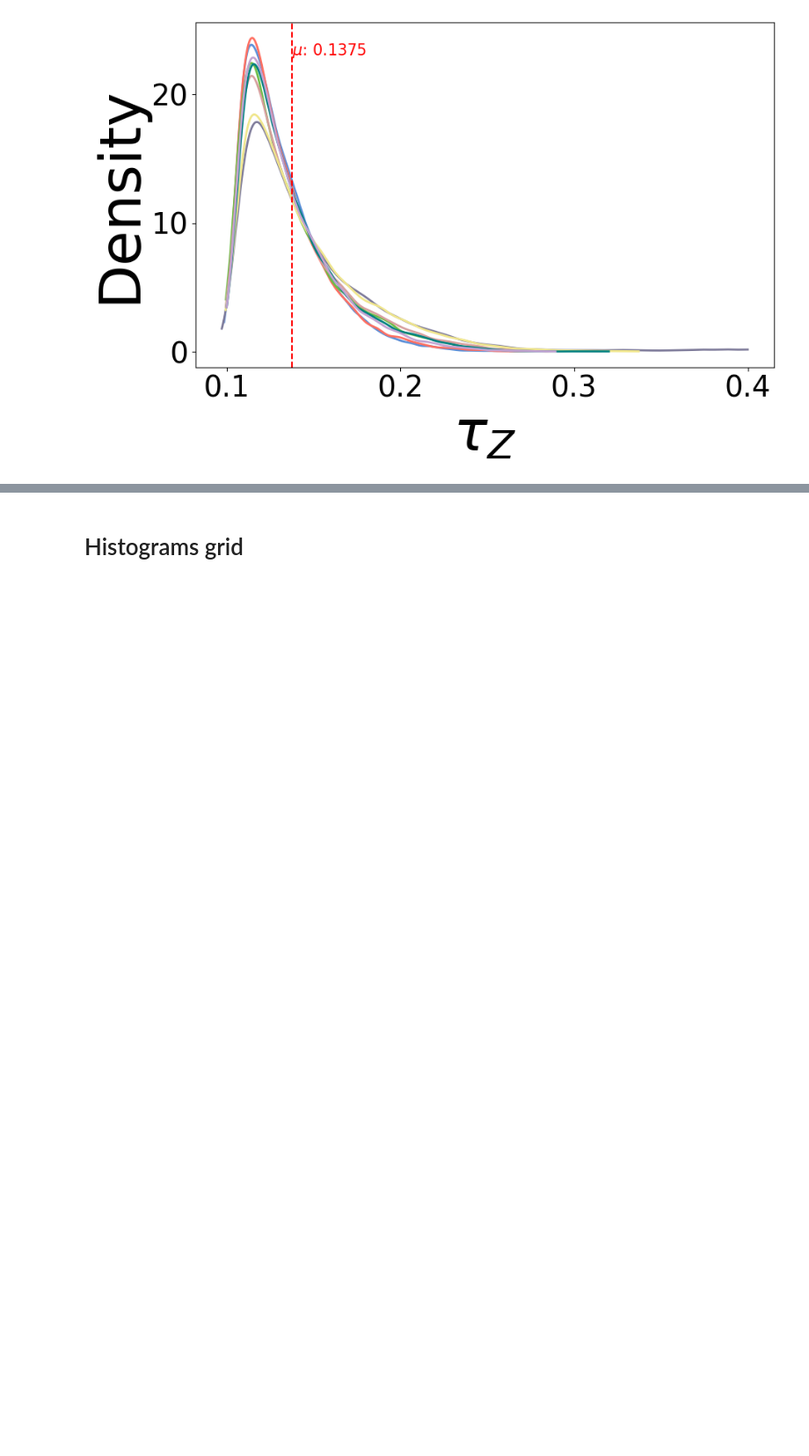
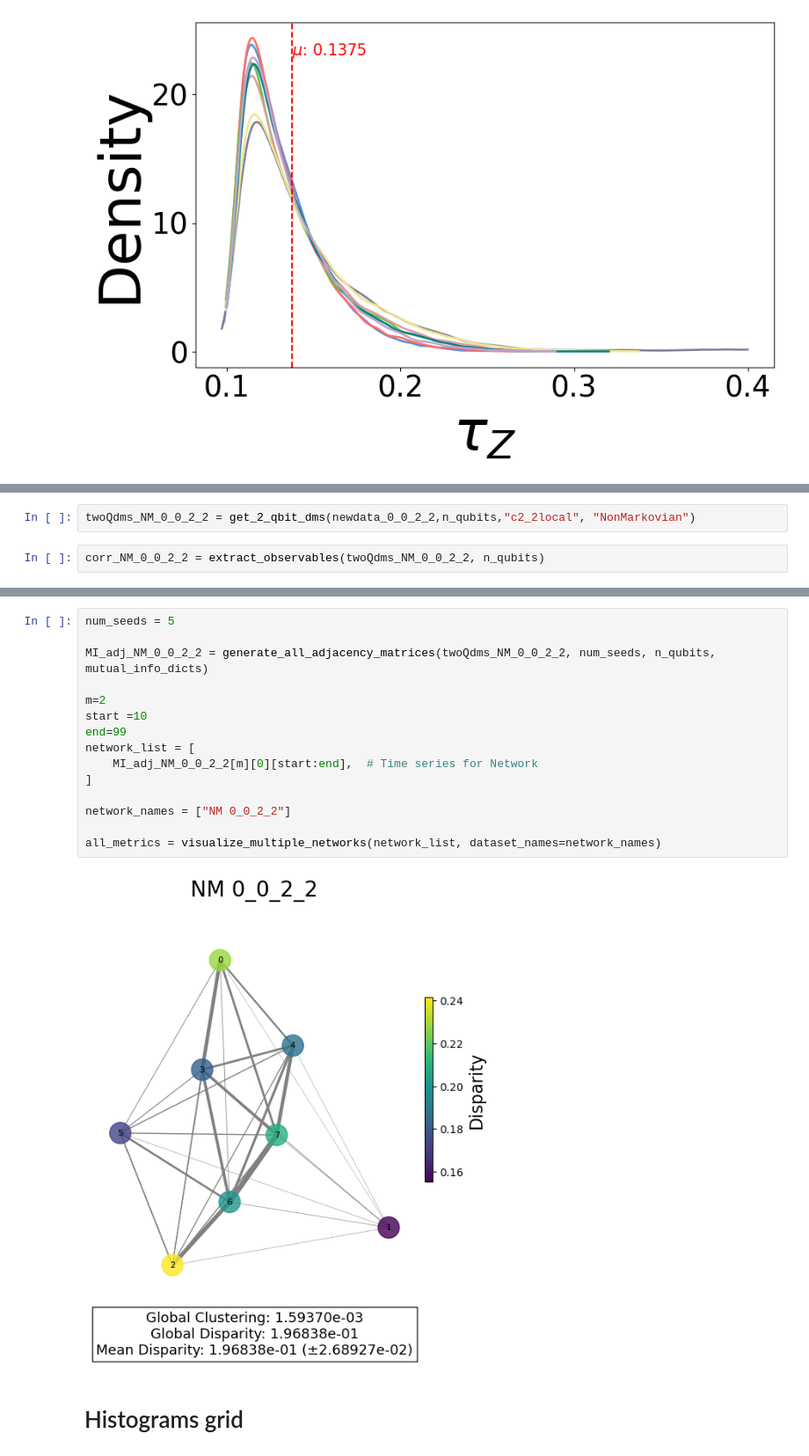
Before and after one commit to UnnatiAkhouri/QuNet, a Jupyter notebook: QuNet_bootcamp_2025/Session_7/NM_evolution.ipynb, the cells around one changed output, grey strips where cells are left out. Shown at 88% size. Saved outputs shown, nothing was run; the diff lists cells and outputs as text; blank space fills up the shorter version.

```diff
--- a/QuNet_bootcamp_2025/Session_7/NM_evolution.ipynb
+++ b/QuNet_bootcamp_2025/Session_7/NM_evolution.ipynb
@@ -440,0 +568,4 @@ plot_aggregate_density(pops_NM_0_0_2_2)
+# %%
+twoQdms_NM_0_0_2_2 = get_2_qbit_dms(newdata_0_0_2_2,n_qubits,"c2_2local", "NonMarkovian")
+# %%
+corr_NM_0_0_2_2 = extract_observables(twoQdms_NM_0_0_2_2, n_qubits)
@@ -441,3 +1282,20 @@ plot_aggregate_density(pops_NM_0_0_2_2)
+# %%
+num_seeds = 5
+
+MI_adj_NM_0_0_2_2 = generate_all_adjacency_matrices(twoQdms_NM_0_0_2_2, num_seeds, n_qubits, mutual_info_dicts)
+
+m=2
+start =10
+end=99
+network_list = [
+    MI_adj_NM_0_0_2_2[m][0][start:end],  # Time series for Network
+]
+
+network_names = ["NM 0_0_2_2"]
+
+all_metrics = visualize_multiple_networks(network_list, dataset_names=network_names)
+# %% [output]
+[figure, added]
 # %% [markdown]
 # Histograms grid
 # %%
```
Also changed, not shown: parts of 13 cells of this notebook, 1 other file.
